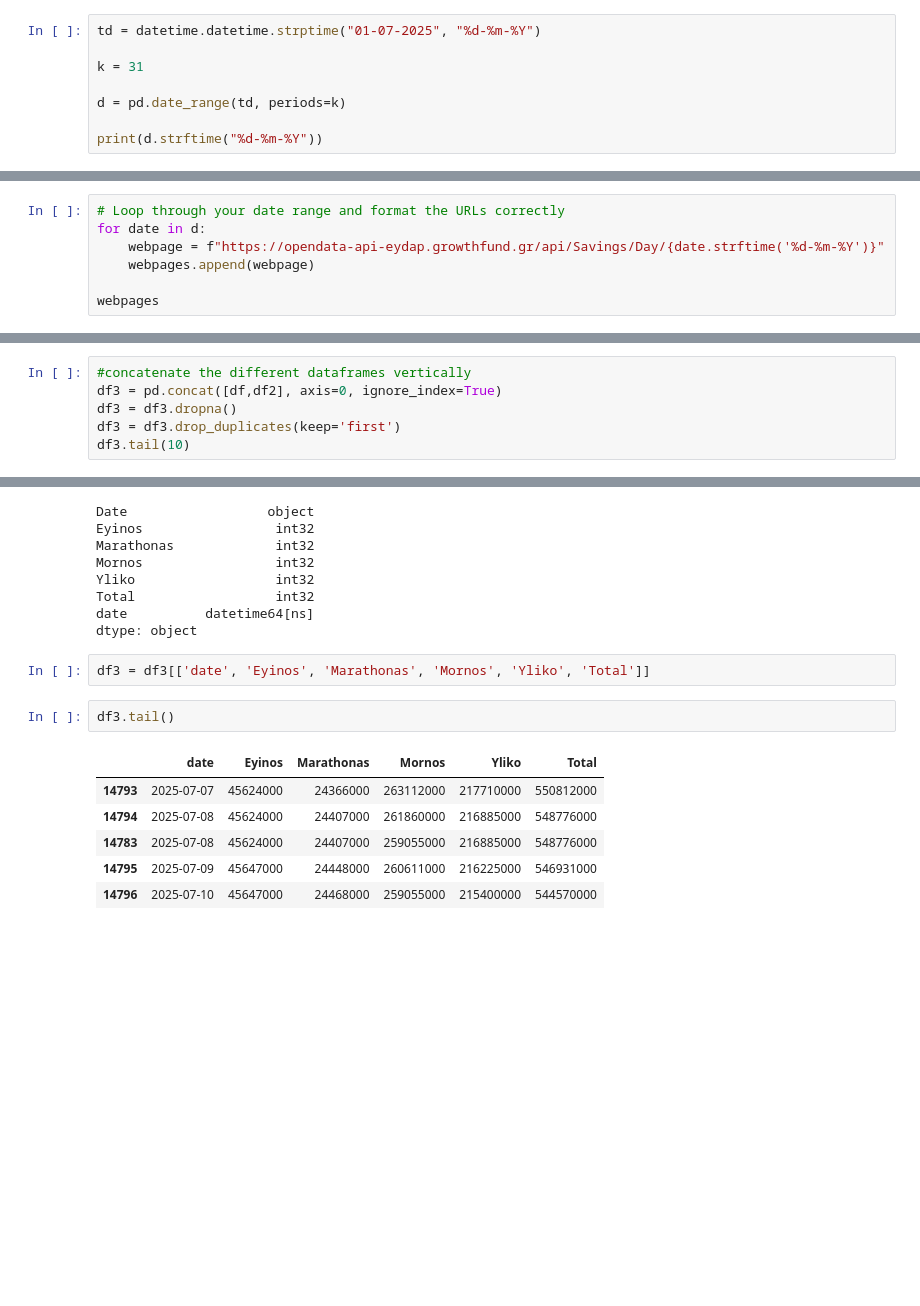
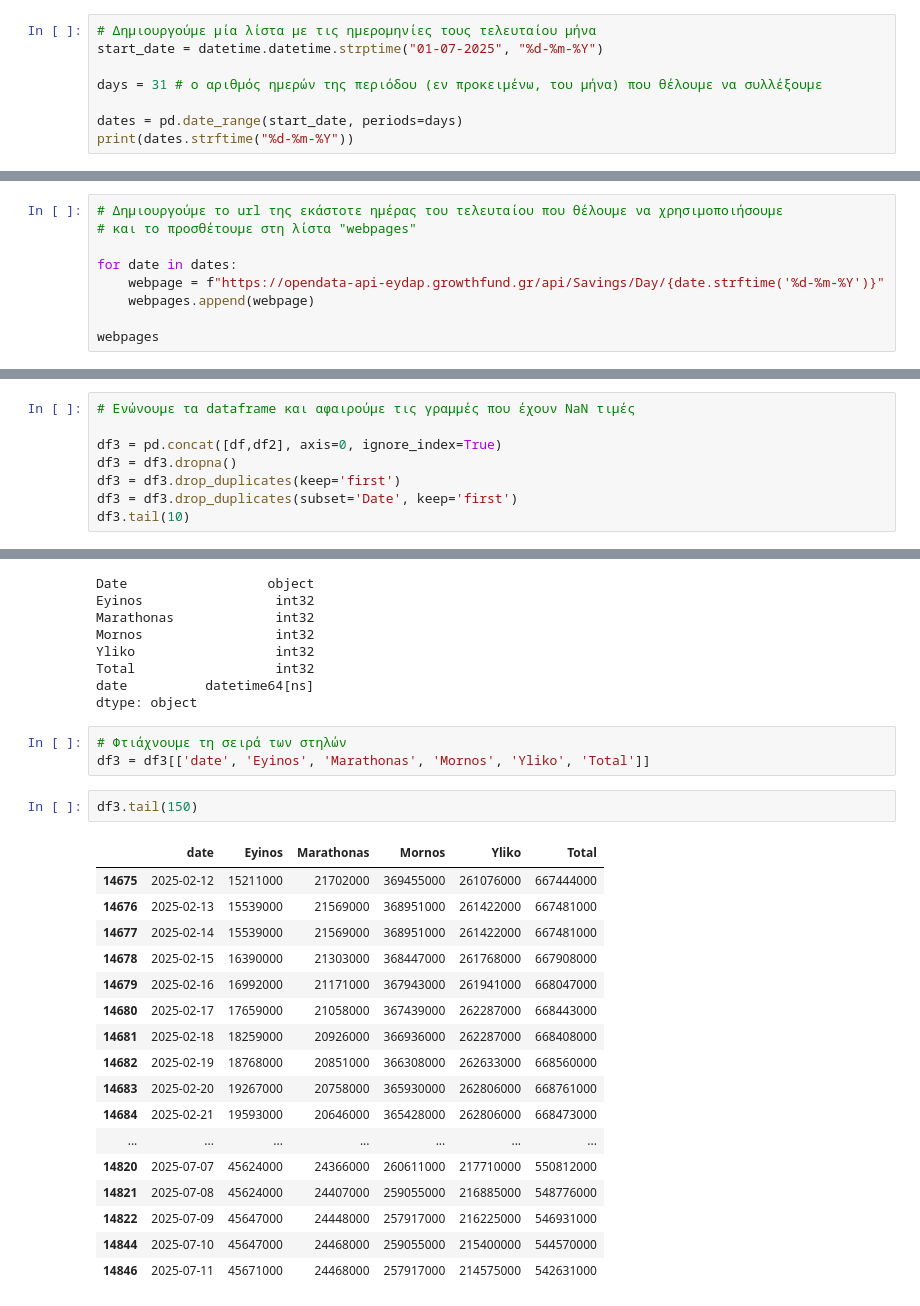
Before and after one commit to iMEdD-Lab/water_reservoirs, a Jupyter notebook: water_resrv-2025.ipynb, the cells around one changed output, grey strips where cells are left out. Drawn from its saved outputs; the diff is of its cells as text; blank space fills up the shorter version.

```diff
--- a/water_resrv-2025.ipynb
+++ b/water_resrv-2025.ipynb
@@ -44,13 +44,13 @@ webpages
  'https://opendata-api-eydap.growthfund.gr/api/Savings/Year/31-12-2024',
  'https://opendata-api-eydap.growthfund.gr/api/Savings/Year/31-12-2025']
 # %%
-td = datetime.datetime.strptime("01-07-2025", "%d-%m-%Y")
+# Δημιουργούμε μία λίστα με τις ημερομηνίες τους τελευταίου μήνα
+start_date = datetime.datetime.strptime("01-07-2025", "%d-%m-%Y")
 
-k = 31
+days = 31 # ο αριθμός ημερών της περιόδου (εν προκειμένω, του μήνα) που θέλουμε να συλλέξουμε
 
-d = pd.date_range(td, periods=k)
-
-print(d.strftime("%d-%m-%Y"))
+dates = pd.date_range(start_date, periods=days)
+print(dates.strftime("%d-%m-%Y"))
 # %% [output]
 Index(['01-07-2025', '02-07-2025', '03-07-2025', '04-07-2025', '05-07-2025',
        '06-07-2025', '07-07-2025', '08-07-2025', '09-07-2025', '10-07-2025',
@@ -61,8 +61,10 @@ Index(['01-07-2025', '02-07-2025', '03-07-2025', '04-07-2025', '05-07-2025',
        '31-07-2025'],
       dtype='object')
 # %%
-# Loop through your date range and format the URLs correctly
-for date in d:
+# Δημιουργούμε το url της εκάστοτε ημέρας του τελευταίου που θέλουμε να χρησιμοποιήσουμε
+# και το προσθέτουμε στη λίστα "webpages"
+
+for date in dates:
     webpage = f"https://opendata-api-eydap.growthfund.gr/api/Savings/Day/{date.strftime('%d-%m-%Y')}"
     webpages.append(webpage)
 
@@ -194,6 +184,8 @@ df2
 # %%
-#concatenate the different dataframes vertically
+# Ενώνουμε τα dataframe και αφαιρούμε τις γραμμές που έχουν NaN τιμές
+
 df3 = pd.concat([df,df2], axis=0, ignore_index=True)
 df3 = df3.dropna()
 df3 = df3.drop_duplicates(keep='first')
+df3 = df3.drop_duplicates(subset='Date', keep='first')
 df3.tail(10)
@@ -221,13 +231,25 @@ Total                  int32
 date          datetime64[ns]
 dtype: object
 # %%
+# Φτιάχνουμε τη σειρά των στηλών
 df3 = df3[['date', 'Eyinos', 'Marathonas', 'Mornos', 'Yliko', 'Total']]
 # %%
-df3.tail()
+df3.tail(150)
 # %% [output]
 |  | date | Eyinos | Marathonas | Mornos | Yliko | Total |
-| 14793 | 2025-07-07 | 45624000 | 24366000 | 263112000 | 217710000 | 550812000 |
-| 14794 | 2025-07-08 | 45624000 | 24407000 | 261860000 | 216885000 | 548776000 |
-| 14783 | 2025-07-08 | 45624000 | 24407000 | 259055000 | 216885000 | 548776000 |
-| 14795 | 2025-07-09 | 45647000 | 24448000 | 260611000 | 216225000 | 546931000 |
-| 14796 | 2025-07-10 | 45647000 | 24468000 | 259055000 | 215400000 | 544570000 |
+| 14675 | 2025-02-12 | 15211000 | 21702000 | 369455000 | 261076000 | 667444000 |
+| 14676 | 2025-02-13 | 15539000 | 21569000 | 368951000 | 261422000 | 667481000 |
+| 14677 | 2025-02-14 | 15539000 | 21569000 | 368951000 | 261422000 | 667481000 |
+| 14678 | 2025-02-15 | 16390000 | 21303000 | 368447000 | 261768000 | 667908000 |
+| 14679 | 2025-02-16 | 16992000 | 21171000 | 367943000 | 261941000 | 668047000 |
+| 14680 | 2025-02-17 | 17659000 | 21058000 | 367439000 | 262287000 | 668443000 |
+| 14681 | 2025-02-18 | 18259000 | 20926000 | 366936000 | 262287000 | 668408000 |
+| 14682 | 2025-02-19 | 18768000 | 20851000 | 366308000 | 262633000 | 668560000 |
+| 14683 | 2025-02-20 | 19267000 | 20758000 | 365930000 | 262806000 | 668761000 |
+| 14684 | 2025-02-21 | 19593000 | 20646000 | 365428000 | 262806000 | 668473000 |
+| ... | ... | ... | ... | ... | ... | ... |
+| 14820 | 2025-07-07 | 45624000 | 24366000 | 260611000 | 217710000 | 550812000 |
+| 14821 | 2025-07-08 | 45624000 | 24407000 | 259055000 | 216885000 | 548776000 |
+| 14822 | 2025-07-09 | 45647000 | 24448000 | 257917000 | 216225000 | 546931000 |
+| 14844 | 2025-07-10 | 45647000 | 24468000 | 259055000 | 215400000 | 544570000 |
+| 14846 | 2025-07-11 | 45671000 | 24468000 | 257917000 | 214575000 | 542631000 |
```
Also changed, not shown: parts of 20 cells of this notebook, 4 other files.
